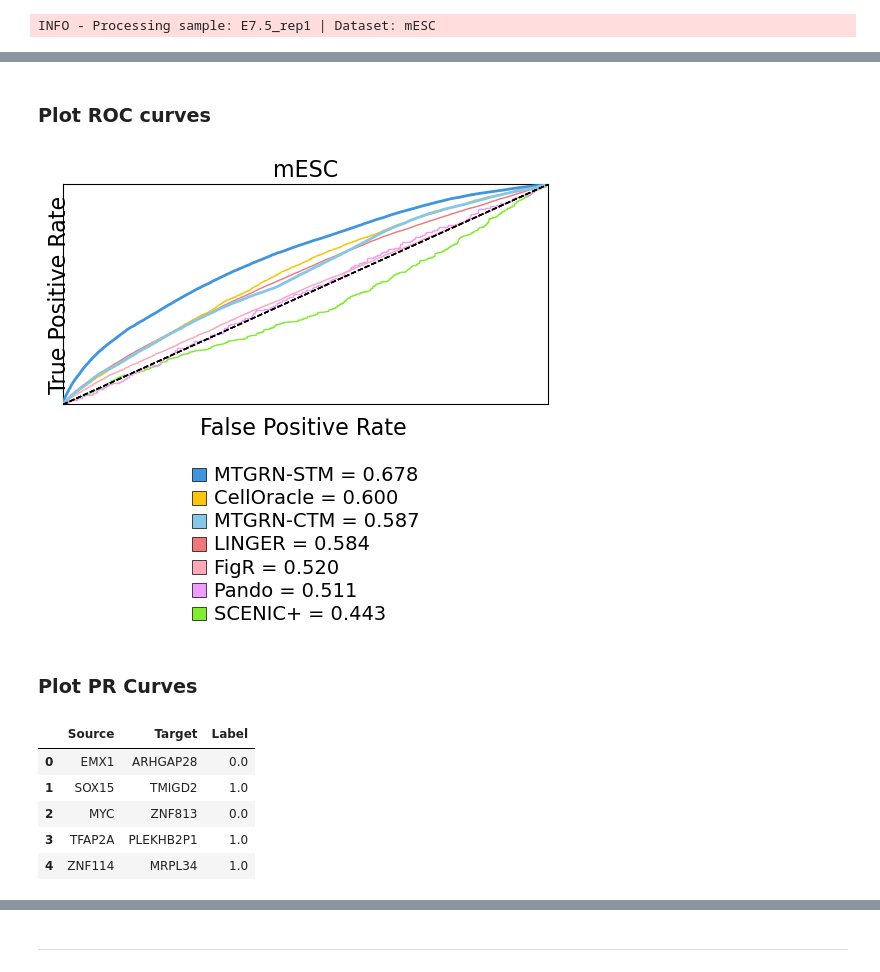
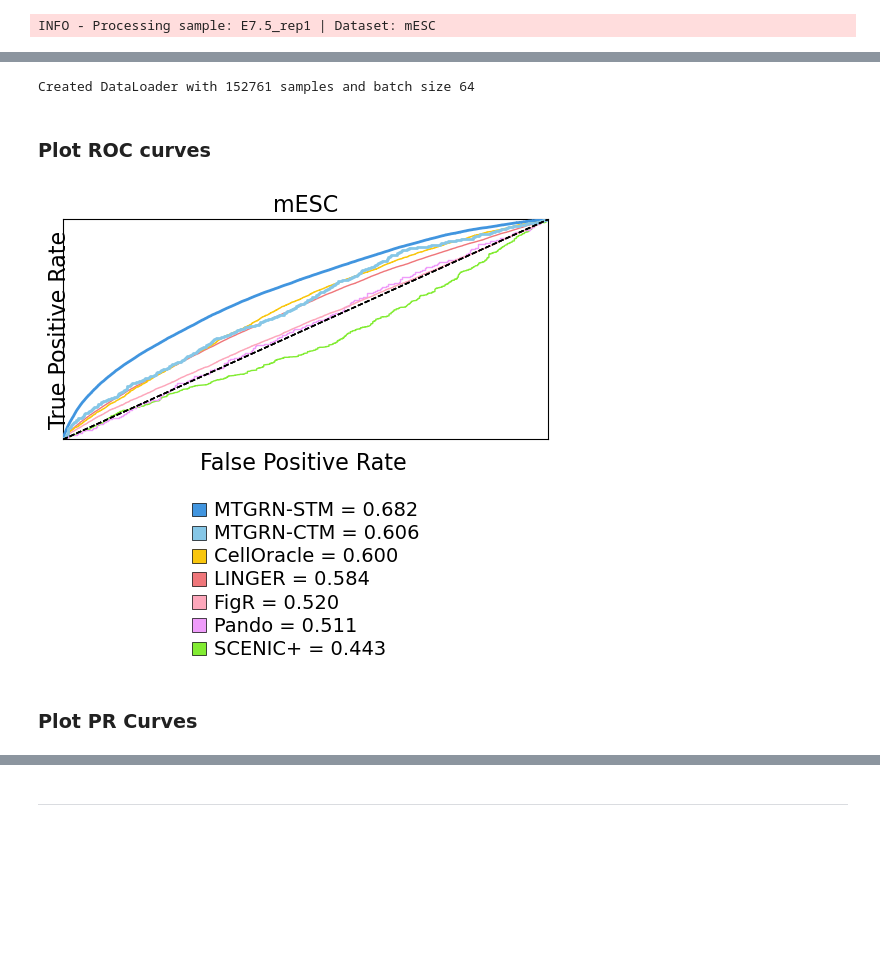
Before and after one commit to emoeller80281/Custom_GRN_Inference, a Jupyter notebook: dev/notebooks/simple_model_testing/test_tf_tg_predictions.ipynb, the cells around one changed output, grey strips where cells are left out. Drawn from its saved outputs; the diff is of its cells as text; code cells hidden in the pictures; blank space fills up the shorter version.

```diff
--- a/dev/notebooks/simple_model_testing/test_tf_tg_predictions.ipynb
+++ b/dev/notebooks/simple_model_testing/test_tf_tg_predictions.ipynb
@@ -557,19 +512,0 @@ def build_full_universe_from_gt(method_df, gt_edges, use_abs_scores=True, missin
-# %%
-title = f"Macrophage buffer_2 Model → Macrophage buffer_1 Test Set"
-
-y = all_plot_data[title][0]
-s = all_plot_data[title][1]
-
-auroc = roc_auc_score(y, s)
-fpr, tpr, _ = roc_curve(y, s)
-rand_scores = plotting_utils._create_random_distribution(s)
-rand_fpr, rand_tpr, _ = roc_curve(y, rand_scores)
-rand_auroc = roc_auc_score(y, rand_scores)
-
-full_universe = auroc_utils.build_full_universe_from_gt(
-    method_df=score_df,
-    gt_edges=ground_truth_df,
-    use_abs_scores=True,
-)
-
-print(f"Scores shape: {scores.shape}, Labels shape: {labels.shape}")
@@ -1349,7 +1329,7 @@ cross_model_sample_name = "E8.5_rep1"
 label_by_method_dict = {}
 score_by_method_dict = {}
 
-subset_size = None
+subset_size = 2000
 for model_cell_type, sample_name in samples_to_run:
 
     logging.info(f"Processing sample: {sample_name} | Dataset: {model_cell_type}")
@@ -1381,9 +1361,6 @@ for model_cell_type, sample_name in samples_to_run:
     test_set_tf_indices = list(tftg_inputs_test['tf_idx'].numpy())
     test_set_tg_indices = list(tftg_inputs_test['tg_idx'].numpy())
 
-    test_set_tf_names_upper = [tf_idx_to_name[idx].upper() for idx in set(test_set_tf_indices)]
-    test_set_tg_names_upper = [tg_idx_to_name[idx].upper() for idx in set(test_set_tg_indices)]
-
     cross_model_chkpt = tf_tg_model_checkpoints[cross_model_cell_type][cross_model_sample_name]
 
     tf_tg_model_chkpt = tf_tg_model_checkpoints[model_cell_type][sample_name]
@@ -1406,11 +1383,11 @@ for model_cell_type, sample_name in samples_to_run:
 
     # Generate the model predictions for the test set and create a DataFrame with TF names, TG names, and predicted scores
     device = torch.device("cuda" if torch.cuda.is_available() else "cpu")
-    prediction_df = generate_model_predictions(tf_tg_model.model, data_loader, device, tf_idx_to_name, tg_idx_to_name)
+    # prediction_df = generate_model_predictions(tf_tg_model.model, data_loader, device, tf_idx_to_name, tg_idx_to_name)
     cross_model_prediction_df = generate_model_predictions(cross_tf_tg_model.model, data_loader, device, tf_idx_to_name, tg_idx_to_name)
 
-    # Create the labeled ground truth DataFrame for the test set
-    tf_tg_label_df, gt_pairs, gt_tfs, gt_targets = create_tf_tg_label_df(tftg_inputs_test)
+    # # Create the labeled ground truth DataFrame for the test set
+    # tf_tg_label_df, gt_pairs, gt_tfs, gt_targets = create_tf_tg_label_df(tftg_inputs_test)
 
     OTHER_METHOD_MUON_DIR = Path("/gpfs/Labs/Uzun/DATA/PROJECTS/2024.SINGLE_CELL_GRN_INFERENCE.MOELLER/other_method_grns")
 
@@ -1438,7 +1415,7 @@ for model_cell_type, sample_name in samples_to_run:
         # Filter the inferred GRN to only include edges where both the TF and TG are present in
         # the test set ground truth
 
-        mask = df_std["Source"].isin(gt_tfs) & df_std["Target"].isin(gt_targets)
+        mask = df_std["Source"].isin(gt_tfs) & df_std["Target"].isin(gt_tgs)
         df_filtered: pd.DataFrame = df_std.loc[mask]
 
         # Sample the same number of edges for fair comparison
@@ -1464,0 +1661,32 @@ INFO - Processing sample: E7.5_rep1 | Dataset: mESC
+# %%
+# Load the lookup tensors
+tf_embeddings_tensor = torch.load(
+    cell_type_cache_dir / "tf_embeddings.pt",
+    weights_only=True,
+)
+tf_mask_tensor = torch.load(
+    cell_type_cache_dir / "tf_masks.pt",
+    weights_only=True,
+)
+
+# Create the dataset for the test set using the loaded inputs and lookup tensors
+dataset = tftg_dataset_module.TFTGEdgeBagDataset(
+    tftg_inputs_test,
+    tf_embeddings_tensor=tf_embeddings_tensor,
+    tf_mask_tensor=tf_mask_tensor,
+    atac_peak_tensor=atac_peak_tensor
+)
+
+# Create the DataLoader for the test set
+loader = DataLoader(
+    dataset,
+    batch_size=64,
+    shuffle=False,
+    num_workers=0,
+    pin_memory=False,
+    collate_fn=tftg_dataset_module.collate_tftg_edge_bags,
+    )
+
+print(f"Created DataLoader with {len(dataset)} samples and batch size {loader.batch_size}")
+# %% [output]
+Created DataLoader with 152761 samples and batch size 64
@@ -1524,7 +1767,7 @@ for i, sample_name in enumerate(sample_to_title_map.keys()):
         else:
             line_weight = 1
 
-        roc_line_color = method_color_dict.get(method, roc_line_color)
+        roc_line_color = method_color_dict.get(method, "#747474")
 
         ax.plot(
             fpr,
@@ -1615,42 +1858,33 @@ for i, sample_name in enumerate(sample_to_title_map.keys()):
 
 combined_fig.text(
     0.5,
     0.32,
     "False Positive Rate",
     ha="center",
     fontsize=16,
 )
 
 combined_fig.text(
     -0.01,
     0.60,
     "True Positive Rate",
     va="center",
     rotation="vertical",
     fontsize=16,
 )
 
 combined_fig.subplots_adjust(
     left=0.02,
     right=0.99,
     bottom=0.38,
     top=0.82,
     wspace=0.08,
 )
 
 plt.show()
 
 combined_fig.savefig(all_evaluation_plot_dir / f"models_vs_own_test_set_roc.png", dpi=300, bbox_inches="tight")
 # %% [output]
-[figure, old version]
+[figure, new version]
 # %% [markdown]
 ### Plot PR Curves
-# %%
-tf_tg_label_df.head()
-# %% [output]
-|  | Source | Target | Label |
-| 0 | EMX1 | ARHGAP28 | 0.0 |
-| 1 | SOX15 | TMIGD2 | 1.0 |
-| 2 | MYC | ZNF813 | 0.0 |
-| 3 | TFAP2A | PLEKHB2P1 | 1.0 |
-| 4 | ZNF114 | MRPL34 | 1.0 |
```
Also changed, not shown: parts of 17 cells of this notebook, 6 other files.
